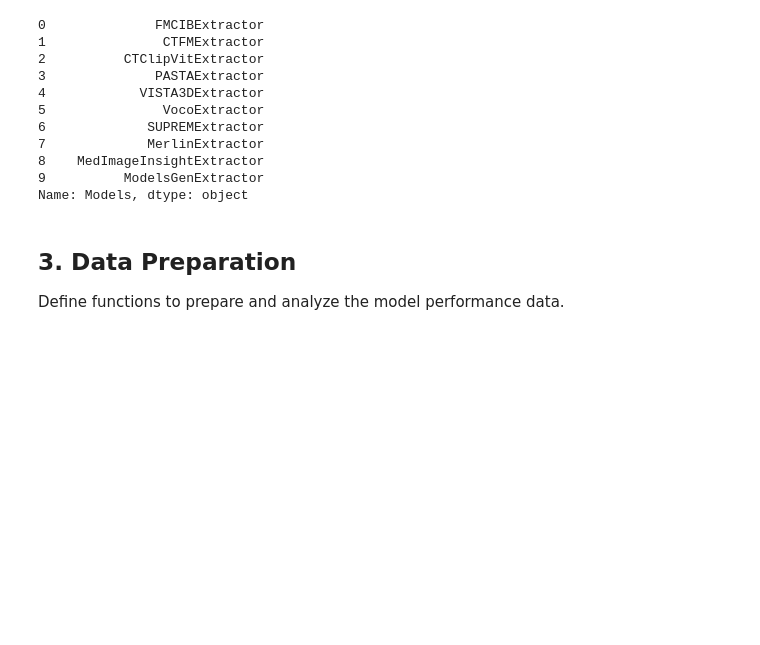
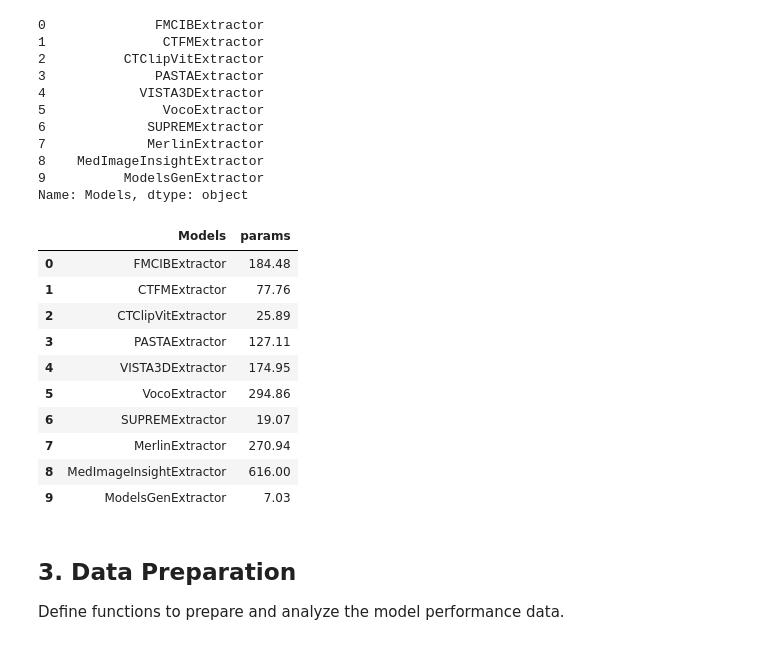
Before and after one commit to deepakri201/TumorImagingBench, a Jupyter notebook: notebooks/analysis/overall_analysis.ipynb, the cells around one changed output. Drawn from its saved outputs; the diff is of its cells as text; code cells hidden in the pictures; blank space fills up the shorter version.

```diff
--- a/notebooks/analysis/overall_analysis.ipynb
+++ b/notebooks/analysis/overall_analysis.ipynb
@@ -52,6 +52,20 @@ Name: Models, dtype: object
 # %%
 # Add model parameter counts (in millions)
 df["params"] = [184.48, 77.76, 25.89, 127.11, 174.95, 294.86, 19.07, 270.94, 616.00, 7.03]
+# %%
+df[["Models", "params"]]
+# %% [output]
+|  | Models | params |
+| 0 | FMCIBExtractor | 184.48 |
+| 1 | CTFMExtractor | 77.76 |
+| 2 | CTClipVitExtractor | 25.89 |
+| 3 | PASTAExtractor | 127.11 |
+| 4 | VISTA3DExtractor | 174.95 |
+| 5 | VocoExtractor | 294.86 |
+| 6 | SUPREMExtractor | 19.07 |
+| 7 | MerlinExtractor | 270.94 |
+| 8 | MedImageInsightExtractor | 616.00 |
+| 9 | ModelsGenExtractor | 7.03 |
 # %% [markdown]
 <a id='data-preparation'></a>
 ## 3. Data Preparation
```
Also changed, not shown: 44 other files.
